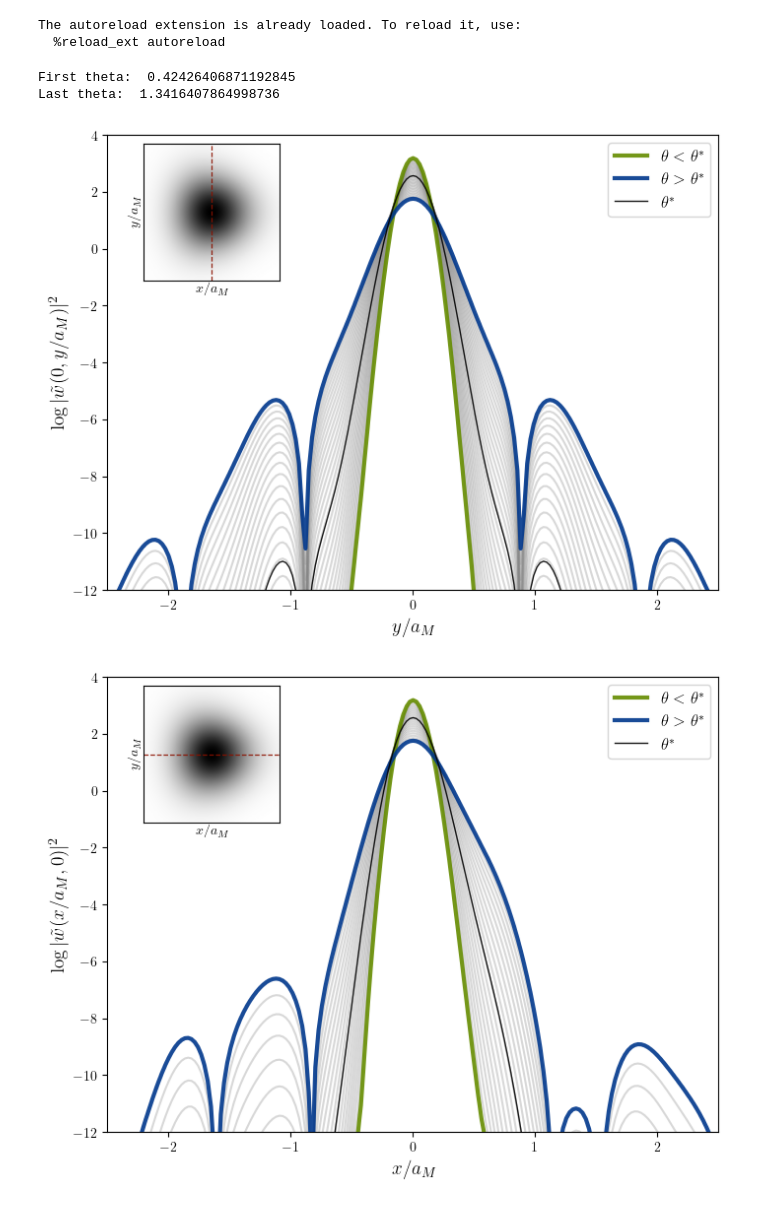
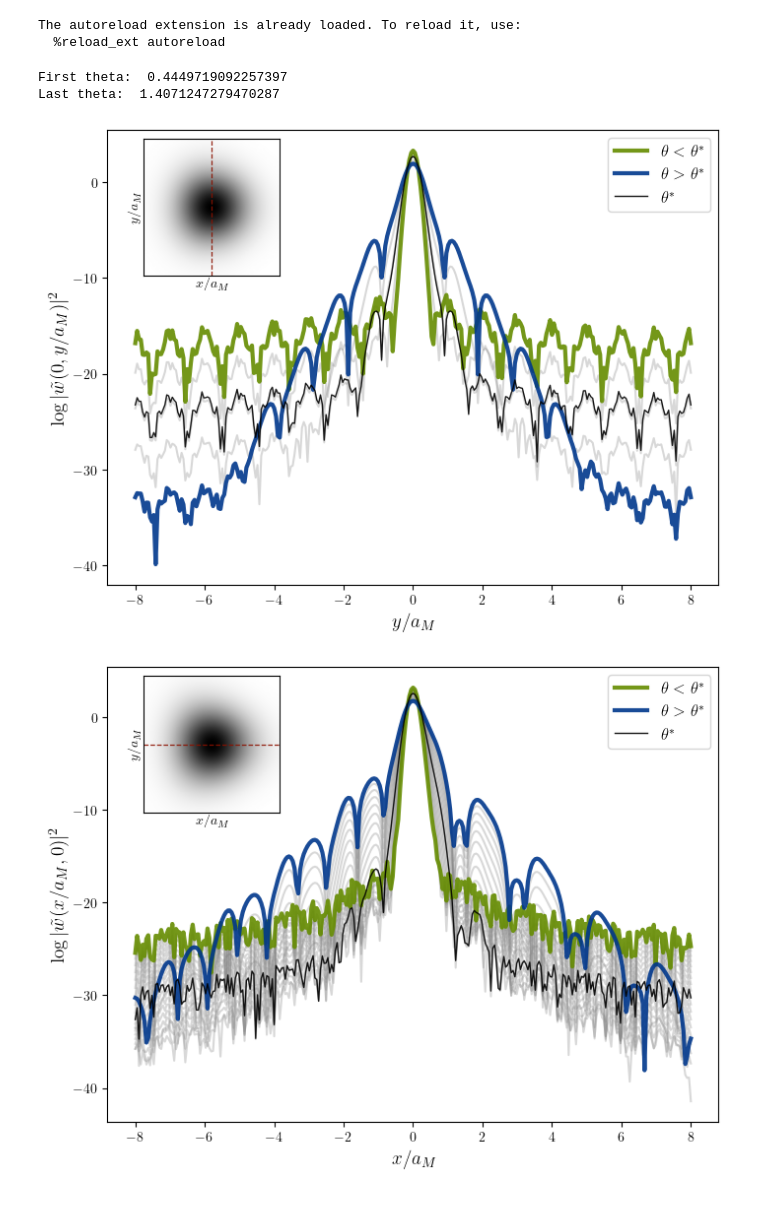
Before and after one commit to sanhq17/moire_heterobilayers, a Jupyter notebook: notebooks/line_cut.ipynb, the cells around one changed output. Cells and saved outputs as stored; diff of their text form; code cells hidden in the pictures.

```diff
--- a/notebooks/line_cut.ipynb
+++ b/notebooks/line_cut.ipynb
@@ -20,10 +20,11 @@ import utils
 # %%
 sys = Moire(theta_deg=1.5, psi_deg=26.0, V=6.6, n_shells=10)
 # %%
-scale = 4.0
+scale = 8.0
 Nx = 301
 Ny = 301
-thetasquare = np.logspace(np.log10(0.03), np.log10(0.3), 30)
+resk = 18
+thetasquare = np.logspace(np.log10(0.03), np.log10(0.3), 5)
 
 fig, ax = plt.subplots(figsize=(8, 6))
 
@@ -35,7 +36,7 @@ for th in thetasquare:
     x = np.linspace(-scale * sys.aM, scale * sys.aM, Nx)
     y = np.linspace(-scale * sys.aM, scale * sys.aM, Ny)
     X, Y = np.meshgrid(x, y)
-    k_points = sys.mesh_k_unit_cell(Nx=18, Ny=18)
+    k_points = sys.mesh_k_unit_cell(Nx=resk, Ny=resk)
 
     wannier = sys.wannier_wavefunction(X, Y, k_points, R0=np.zeros(2), gauge_fixed=True)
     density = np.abs(wannier) ** 2
@@ -58,7 +59,7 @@ sys.theta_deg = theta_c
 x = np.linspace(-scale * sys.aM, scale * sys.aM, Nx)
 y = np.linspace(-scale * sys.aM, scale * sys.aM, Ny)
 X, Y = np.meshgrid(x, y)
-k_points = sys.mesh_k_unit_cell(Nx=18, Ny=18)
+k_points = sys.mesh_k_unit_cell(Nx=resk, Ny=resk)
 
 wannier = sys.wannier_wavefunction(X, Y, k_points, R0=np.zeros(2), gauge_fixed=True)
 density = np.abs(wannier) ** 2
@@ -69,8 +70,8 @@ ax.plot(y / sys.aM, np.log(sys.aM**2 * density_cut), color="k", alpha=0.9, zorde
 
 ax.set_xlabel(r'$y / a_M$', fontsize=14)
 ax.set_ylabel(r'$\log|\tilde{w}(0, y/a_M)|^2$', fontsize=14)
-ax.set_xlim([-2.5, 2.5])
-ax.set_ylim([-12, 4])
+# ax.set_xlim([-2.5, 2.5])
+#ax.set_ylim([-12, 4])
 ax.legend(fontsize=12)
 
 # ============================================================
@@ -83,7 +84,7 @@ sys.theta_deg = theta_c
 x_in = np.linspace(-scale_in * sys.aM, scale_in * sys.aM, Nx)
 y_in = np.linspace(-scale_in * sys.aM, scale_in * sys.aM, Ny)
 X_in, Y_in = np.meshgrid(x_in, y_in)
-k_points = sys.mesh_k_unit_cell(Nx=18, Ny=18)
+k_points = sys.mesh_k_unit_cell(Nx=resk, Ny=resk)
 
 ix0_in = np.argmin(np.abs(x_in))
 
@@ -107,11 +108,11 @@ axins.tick_params(labelsize=8)
 plt.savefig("plots/line_cut_y.pdf", dpi=300, bbox_inches='tight')
 plt.show()
 # %% [output]
-First theta:  0.42426406871192845
-Last theta:  1.3416407864998736
+First theta:  0.4449719092257397
+Last theta:  1.4071247279470287
-[figure, old version]
+[figure, new version]
 # %%
-scale = 4.0
+scale = 8.0
 Nx = 301
 Ny = 301
 thetasquare = np.logspace(np.log10(0.03), np.log10(0.3), 20)
@@ -158,8 +159,8 @@ ax.plot(x / sys.aM, np.log(sys.aM**2 * density_cut), color="k", alpha=0.9, zorde
 
 ax.set_xlabel(r'$x / a_M$', fontsize=14)
 ax.set_ylabel(r'$\log|\tilde{w}(x/a_M, 0)|^2$', fontsize=14)
-ax.set_xlim([-2.5, 2.5])
-ax.set_ylim([-12, 4])
+# ax.set_xlim([-2.5, 2.5])
+# ax.set_ylim([-12, 4])
 ax.legend(fontsize=12)
 
 # ============================================================
@@ -170,31 +171,31 @@ axins = ax.inset_axes([0.02, 0.68, 0.3, 0.3])  # [x0, y0, w, h] in axes fraction
 scale_in = 0.3
 sys.theta_deg = theta_c
 x_in = np.linspace(-scale_in * sys.aM, scale_in * sys.aM, Nx)
 y_in = np.linspace(-scale_in * sys.aM, scale_in * sys.aM, Ny)
 X_in, Y_in = np.meshgrid(x_in, y_in)
 k_points = sys.mesh_k_unit_cell(Nx=18, Ny=18)
 
 iy0_in = np.argmin(np.abs(y_in))
 
 im = sys.plot_wannier_function(axins, X_in, Y_in, k_points, cmap="gray_r")
 axins.axhline(y[iy0], color="#8C1100", ls="--", lw=0.9, alpha=0.9)   # line at y ≈ 0
 axins.set_aspect('equal')
 
 aM_i = sys.aM
 axins.xaxis.set_major_formatter(FuncFormatter(lambda val, pos, L=aM_i: f'{val/L:.1f}'))
 axins.yaxis.set_major_formatter(FuncFormatter(lambda val, pos, L=aM_i: f'{val/L:.1f}'))
 axins.xaxis.set_major_locator(MultipleLocator(0.5 * aM_i))
 axins.yaxis.set_major_locator(MultipleLocator(0.5 * aM_i))
 axins.set_xlabel(r'$x/a_M$', fontsize=10, labelpad=1)
 axins.set_ylabel(r'$y/a_M$', fontsize=10, labelpad=1)
 axins.set_xticklabels([])
 axins.set_xticks([])
 axins.set_yticklabels([])
 axins.set_yticks([])
 axins.set_title("")  # clear any title set by plot_wannier_function
 axins.tick_params(labelsize=8)
 plt.savefig("plots/line_cut_x.pdf", dpi=300, bbox_inches='tight')
 
 plt.show()
 # %% [output]
-[figure, old version]
+[figure, new version]
```
Also changed, not shown: 14 other files.
